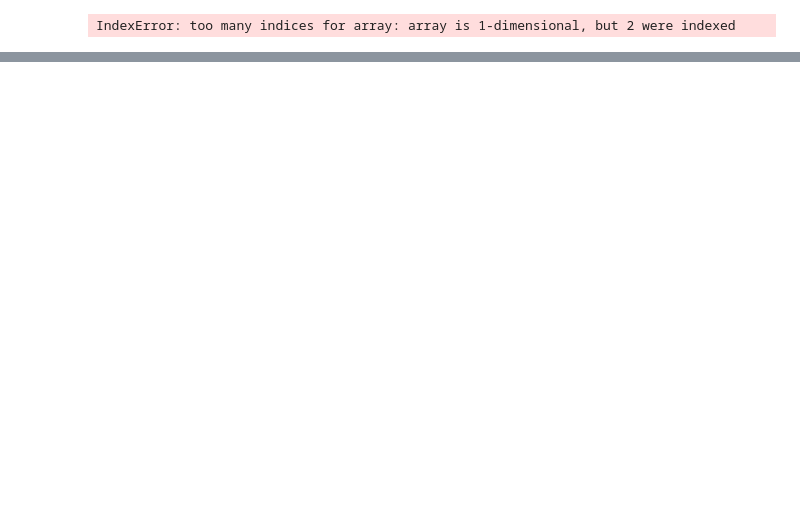
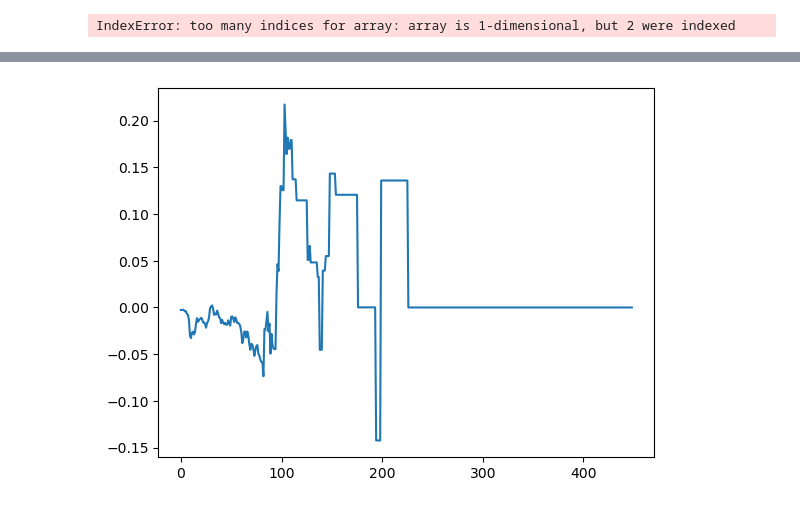
Before and after one commit to tpaquier/Projet_monte_carlo, a Jupyter notebook: Q3_propre.ipynb, the cells around one changed output, grey strips where cells are left out. Drawn from its saved outputs; the diff is of its cells as text; code cells hidden in the pictures; blank space fills up the shorter version.

```diff
--- a/Q3_propre.ipynb
+++ b/Q3_propre.ipynb
@@ -262,0 +293,5 @@ scale_param.shape
+# %%
+plt.plot(parametres_epsilon[:,1])
+plt.show()
+# %% [output]
+[figure, added]
```
Also changed, not shown: parts of 17 cells of this notebook.
